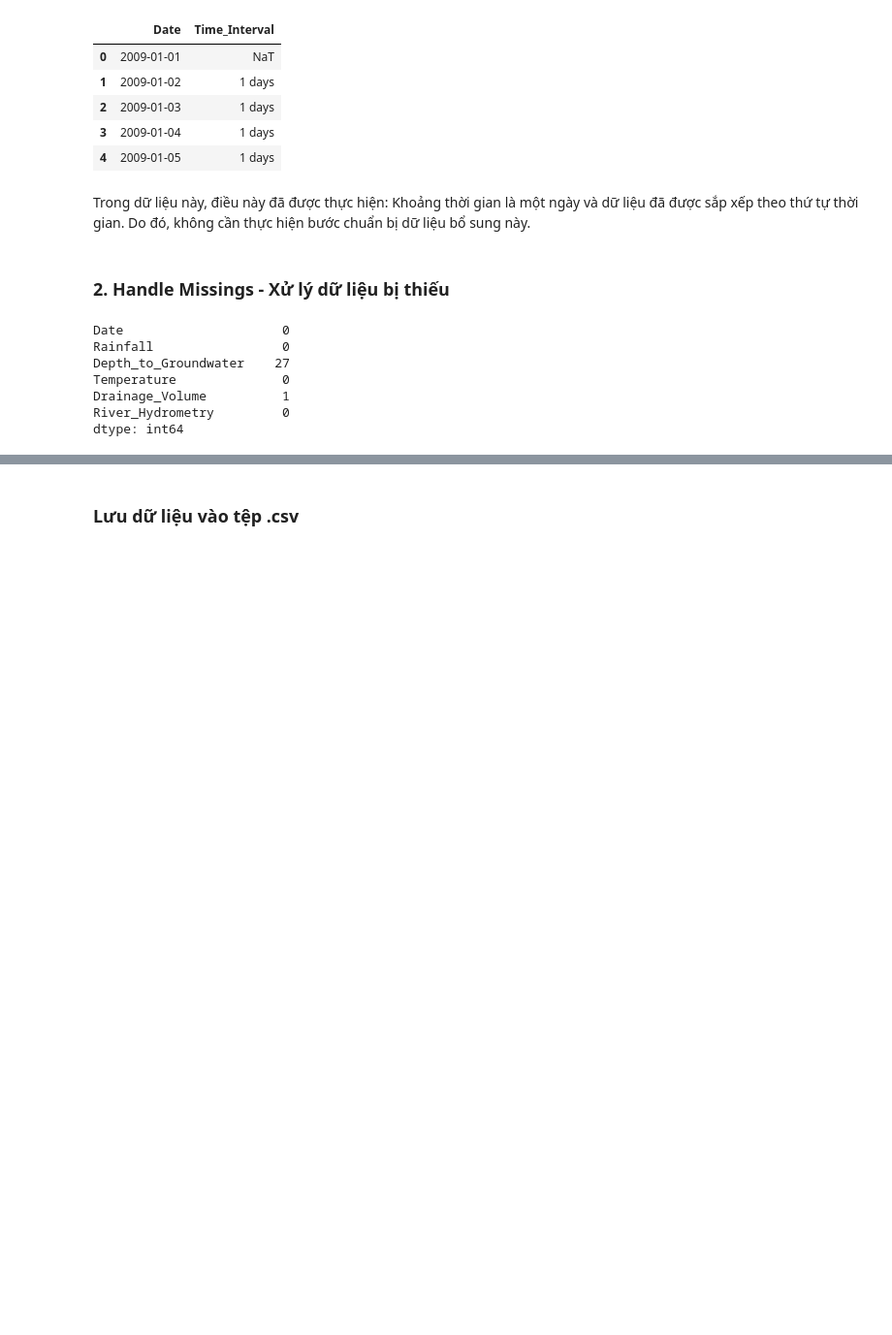
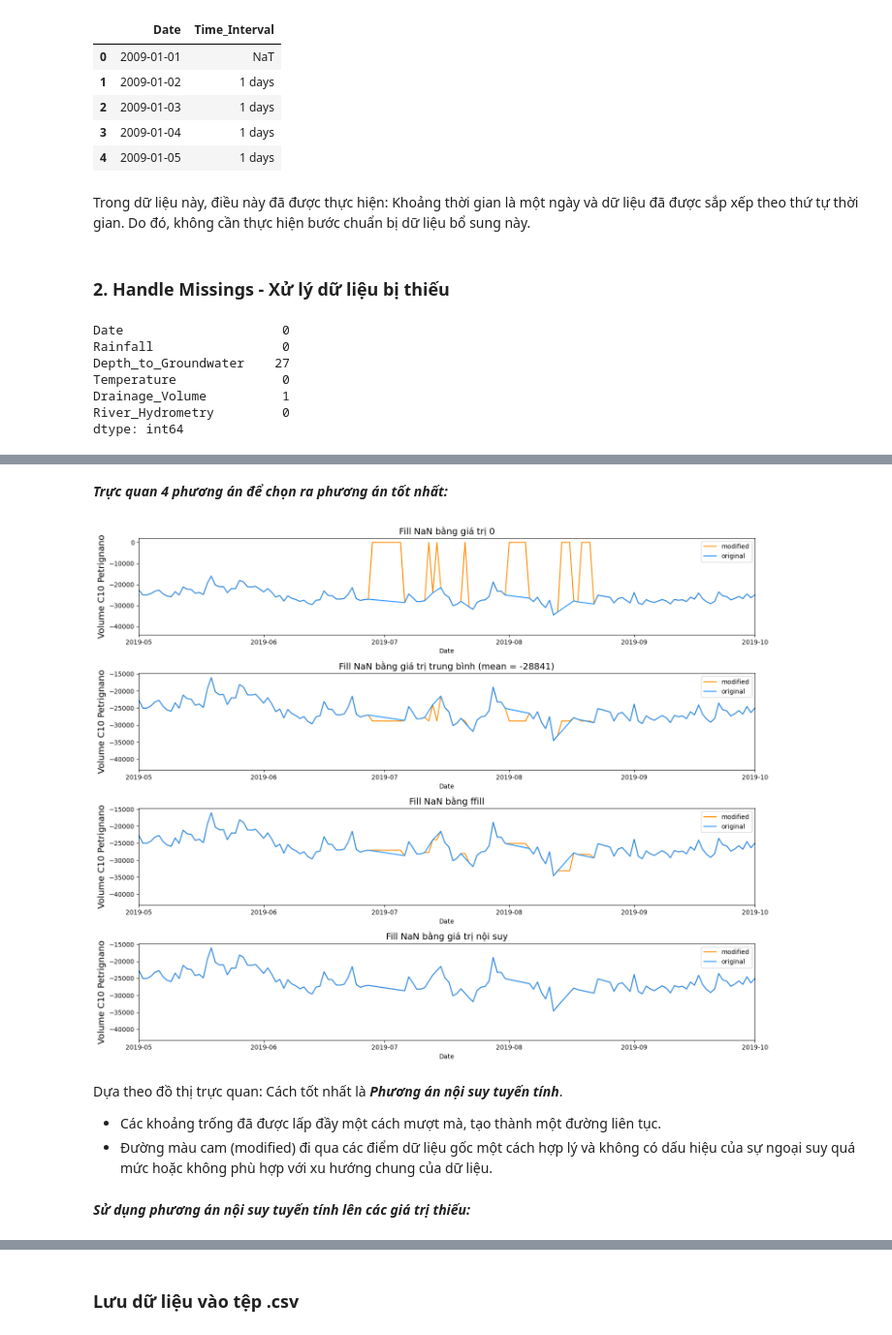
Before and after one commit to GenNyu/Lab-2---DV, a Jupyter notebook: 2.1_Preprocessing.ipynb, the cells around one changed output, grey strips where cells are left out. Shown at 97% size. Cells and saved outputs as stored; diff of their text form; code cells hidden in the pictures; blank space fills up the shorter version.

```diff
--- a/2.1_Preprocessing.ipynb
+++ b/2.1_Preprocessing.ipynb
@@ -107,0 +157,44 @@ plt.show()
+# %% [markdown]
+***Trực quan 4 phương án để chọn ra phương án tốt nhất:***
+# %%
+fig, axes = plt.subplots(nrows=4, ncols=1, figsize=(15, 12))
+
+fill_methods = [
+    ('Fill NaN bằng giá trị 0', 0),
+    ('Fill NaN bằng giá trị trung bình', 'mean_interpolate'),  # Cải thiện phương pháp mean dùng thêm nội suy để cải thiện đồ thị
+    ('Fill NaN bằng ffill', lambda x: x.ffill()),
+    ('Fill NaN bằng giá trị nội suy', 'interpolate')
+]
+
+for ax, (title, method) in zip(axes, fill_methods):
+    filled_data = df.Drainage_Volume.copy()
+
+    if method == 'mean_interpolate':
+        mean_val = df.Drainage_Volume.mean()
+        filled_data = filled_data.fillna(mean_val).interpolate()  # Nội suy sau khi điền giá trị trung bình
+        title += f' (mean = {mean_val:.0f})'
+    elif callable(method):
+        filled_data = method(filled_data)
+    elif method == 'interpolate':
+        filled_data = filled_data.interpolate()
+    else:
+        filled_data = filled_data.fillna(method)
+
+    sns.lineplot(x=df.Date, y=filled_data, ax=ax, color='darkorange', label='modified')
+    sns.lineplot(x=df.Date, y=df.Drainage_Volume.fillna(np.inf), ax=ax, color='dodgerblue', label='original')
+
+    ax.set_title(title, fontsize=14)
+    ax.set_ylabel('Volume C10 Petrignano', fontsize=14)
+    ax.set_xlim([date(2019, 5, 1), date(2019, 10, 1)])
+    ax.legend()
+
+plt.tight_layout()
+plt.show()
+# %% [output]
+[figure, added]
+# %% [markdown]
+Dựa theo đồ thị trực quan: Cách tốt nhất là ***Phương án nội suy tuyến tính***.
+- Các khoảng trống đã được lấp đầy một cách mượt mà, tạo thành một đường liên tục.
+- Đường màu cam (modified) đi qua các điểm dữ liệu gốc một cách hợp lý và không có dấu hiệu của sự ngoại suy quá mức hoặc không phù hợp với xu hướng chung của dữ liệu.
+# %% [markdown]
+***Sử dụng phương án nội suy tuyến tính lên các giá trị thiếu:***
```
Also changed, not shown: parts of 50 cells of this notebook, 1 other file.
